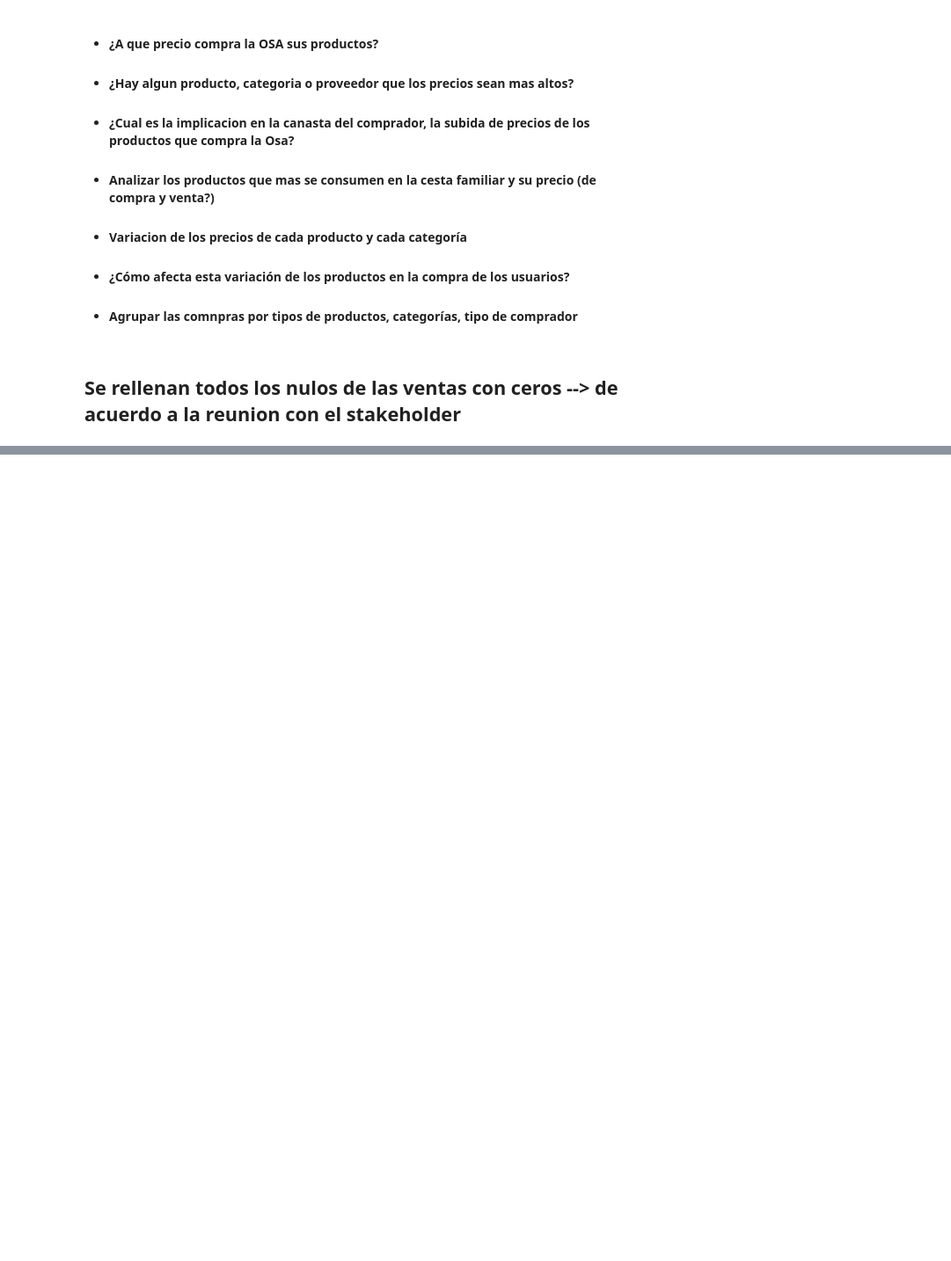
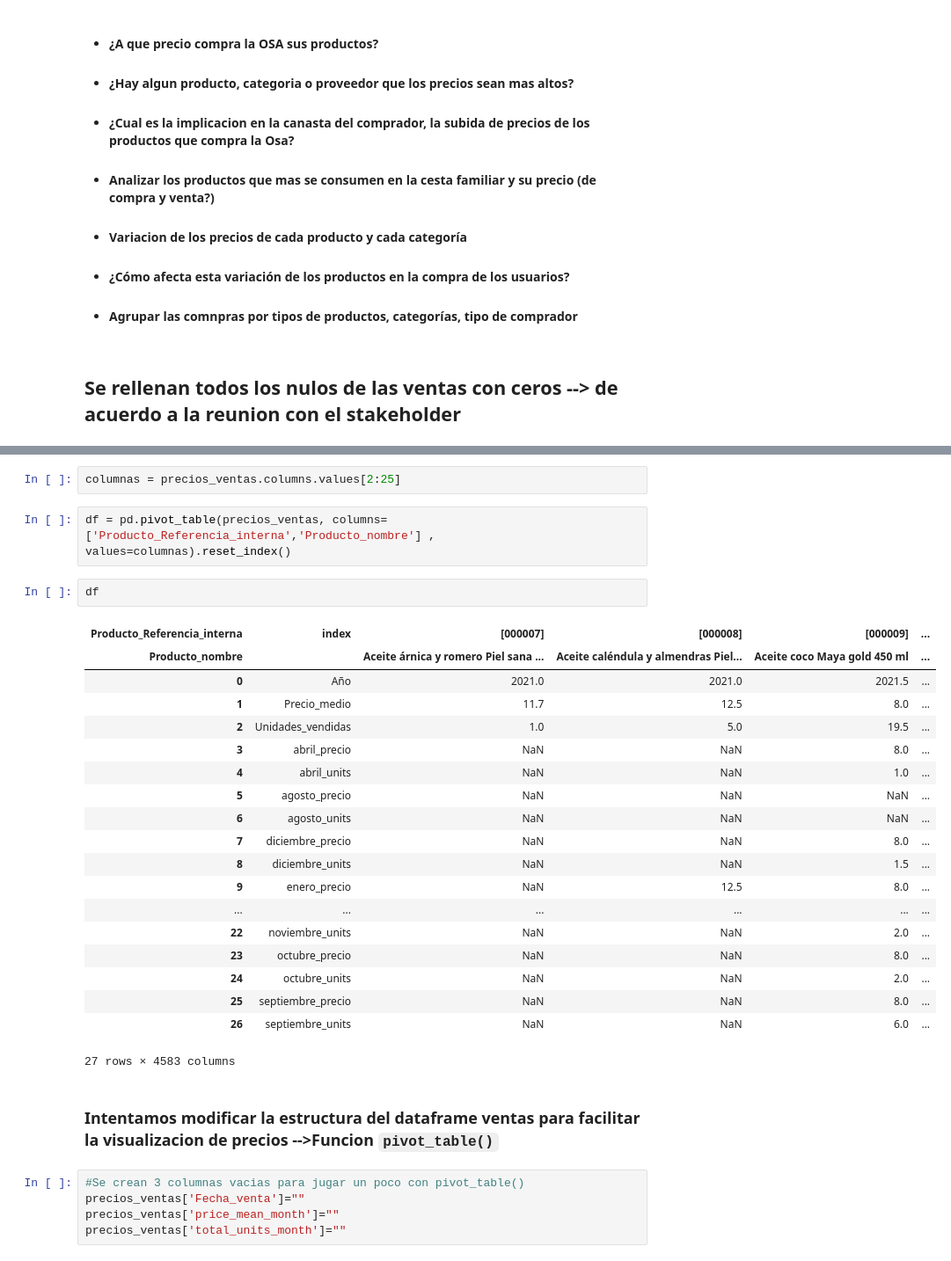
Before and after one commit to Factoria-F5-AI-Bootcamp-1-Edicion/osa_analysis, a Jupyter notebook: EDA.ipynb, the cells around one changed output, grey strips where cells are left out. Shown: that part at 88% size. Cells and saved outputs as stored; diff of their text form; blank space fills up the shorter version.

```diff
--- a/EDA.ipynb
+++ b/EDA.ipynb
@@ -410,0 +466,33 @@ precios_ventas.fillna(0)
+# %%
+columnas = precios_ventas.columns.values[2:25]
+# %%
+df = pd.pivot_table(precios_ventas, columns=['Producto_Referencia_interna','Producto_nombre'] , values=columnas).reset_index()
+# %%
+df
+# %% [output]
+| Producto_Referencia_interna | index | [000007] | [000008] | [000009] | ... |
+| Producto_nombre |  | Aceite árnica y romero Piel sana ... | Aceite caléndula y almendras Piel... | Aceite coco Maya gold 450 ml | ... |
+| 0 | Año | 2021.0 | 2021.0 | 2021.5 | ... |
+| 1 | Precio_medio | 11.7 | 12.5 | 8.0 | ... |
+| 2 | Unidades_vendidas | 1.0 | 5.0 | 19.5 | ... |
+| 3 | abril_precio | NaN | NaN | 8.0 | ... |
+| 4 | abril_units | NaN | NaN | 1.0 | ... |
+| 5 | agosto_precio | NaN | NaN | NaN | ... |
+| 6 | agosto_units | NaN | NaN | NaN | ... |
+| 7 | diciembre_precio | NaN | NaN | 8.0 | ... |
+| 8 | diciembre_units | NaN | NaN | 1.5 | ... |
+| 9 | enero_precio | NaN | 12.5 | 8.0 | ... |
+| ... | ... | ... | ... | ... | ... |
+| 22 | noviembre_units | NaN | NaN | 2.0 | ... |
+| 23 | octubre_precio | NaN | NaN | 8.0 | ... |
+| 24 | octubre_units | NaN | NaN | 2.0 | ... |
+| 25 | septiembre_precio | NaN | NaN | 8.0 | ... |
+| 26 | septiembre_units | NaN | NaN | 6.0 | ... |
+27 rows × 4583 columns
+# %% [markdown]
+### Intentamos modificar la estructura del dataframe ventas para facilitar la visualizacion de precios -->Funcion `pivot_table()`
+# %%
+#Se crean 3 columnas vacias para jugar un poco con pivot_table()
+precios_ventas['Fecha_venta']=""
+precios_ventas['price_mean_month']=""
+precios_ventas['total_units_month']=""
```
Also changed, not shown: parts of 17 cells of this notebook.
